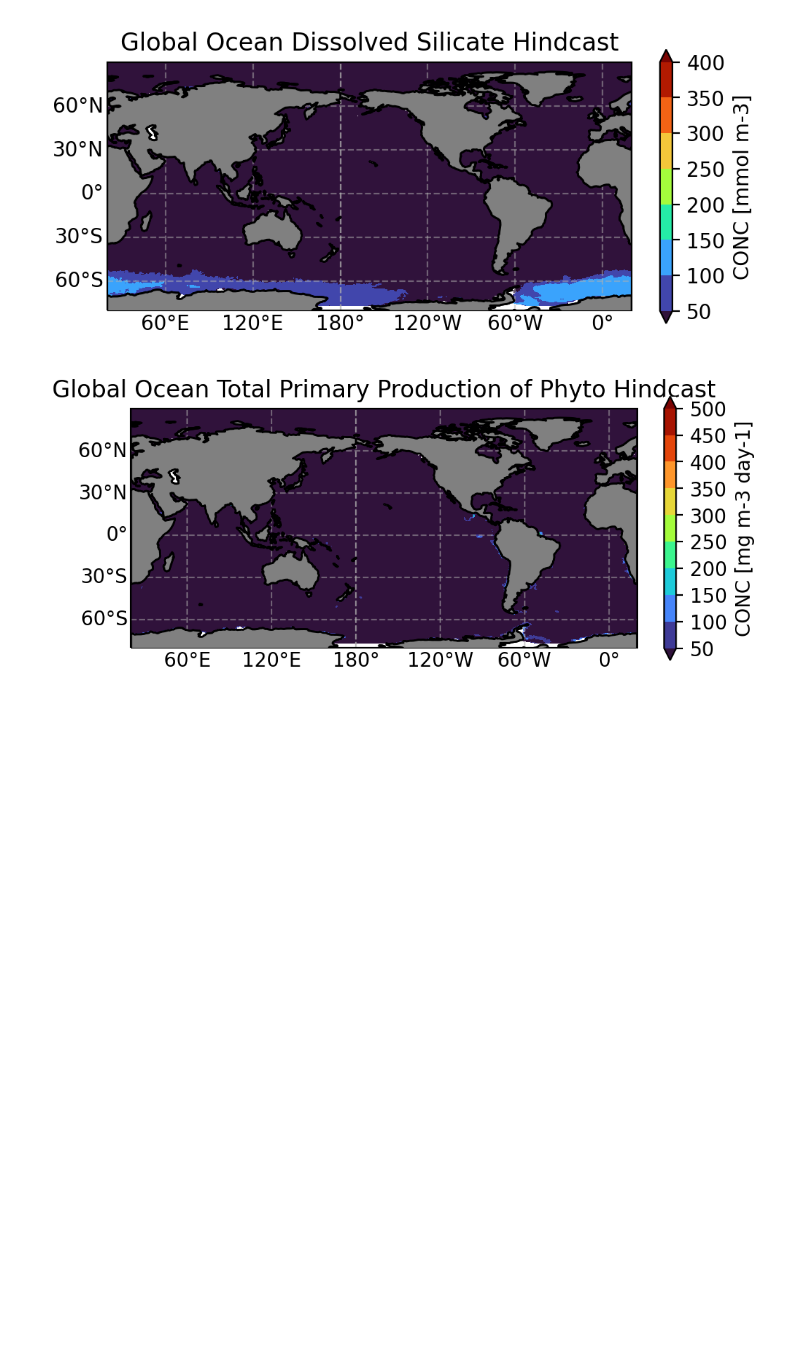
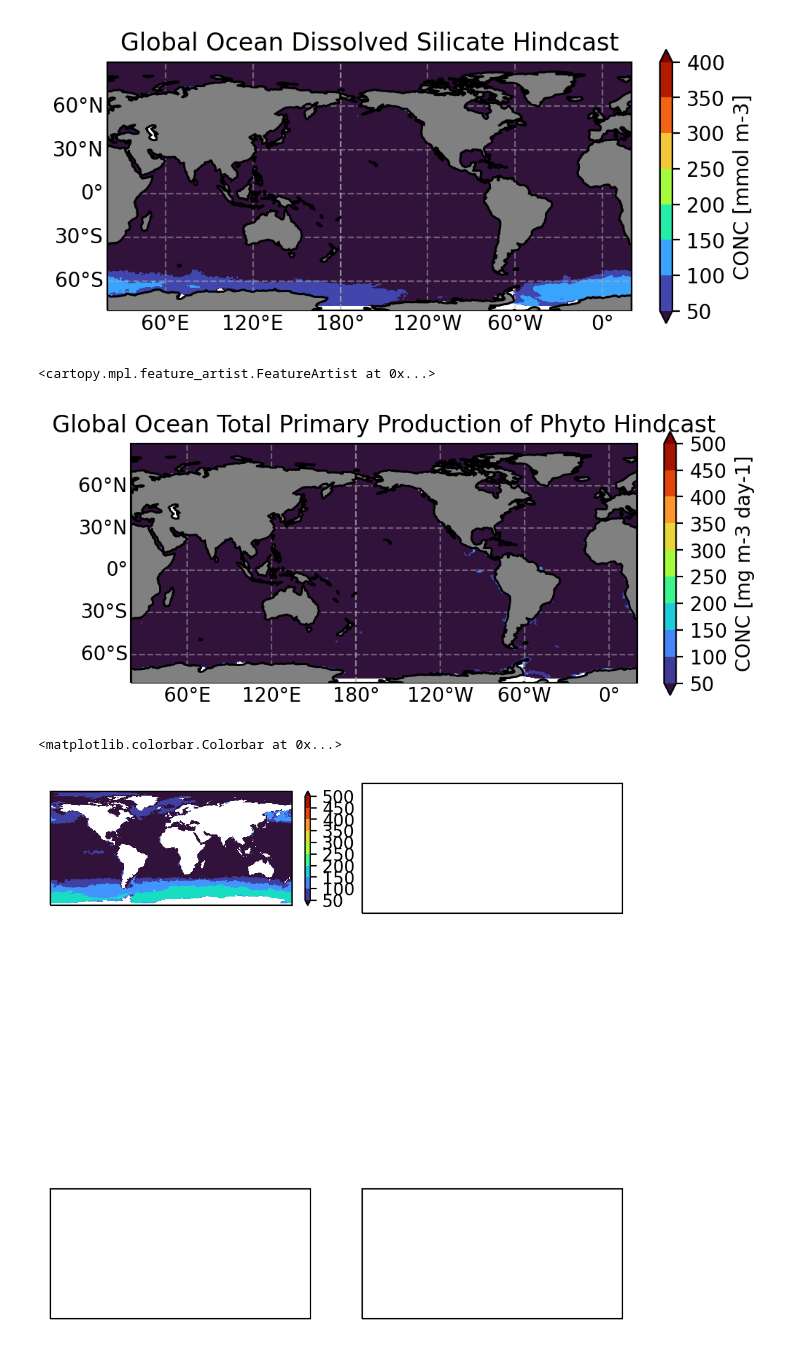
Before and after one commit to jtomfarrar/satellite_python_2022, a Jupyter notebook: notebooks/Global ocean biogeochemistry hindcast.ipynb, the cells around one changed output. Saved outputs shown, nothing was run; the diff lists cells and outputs as text; code cells hidden in the pictures; blank space fills up the shorter version.

```diff
--- a/notebooks/Global ocean biogeochemistry hindcast.ipynb
+++ b/notebooks/Global ocean biogeochemistry hindcast.ipynb
@@ -317,7 +388,15 @@ ax.add_feature(cartopy.feature.LAND, zorder=3, facecolor=[.5,.5,.5], edgecolor='
 #deg_lat_equal_10km=10/km_per_deg_lat
 #ax.plot(-123.75+np.asarray([0, 0]),36.75+np.asarray([0.,deg_lat_equal_10km]),transform=ccrs.PlateCarree())
 
-if savefig:
-    plt.savefig(__figdir__+'NPPV.'+Outputfiletype,**savefig_args)
+#if savefig:
+ #   plt.savefig(__figdir__+'NPPV.'+Outputfiletype,**savefig_args)
 # %% [output]
+<cartopy.mpl.feature_artist.FeatureArtist at 0x...>
 [figure]
+# %%
+fig,axs = plt.subplots(2,2, subplot_kw = {'projection' : ccrs.PlateCarree(central_longitude=0)}, figsize = (6,8))
+axs[0,0].contourf(ds.longitude,ds.latitude,np.squeeze(Nitrate), levels, extend='both', transform=ccrs.PlateCarree())
+plt.colorbar(rm, ax=axs[0,0],fraction = 0.02)
+# %% [output]
+<matplotlib.colorbar.Colorbar at 0x...>
+[figure, added]
```
Also changed, not shown: parts of 10 cells of this notebook, 3 other files.
